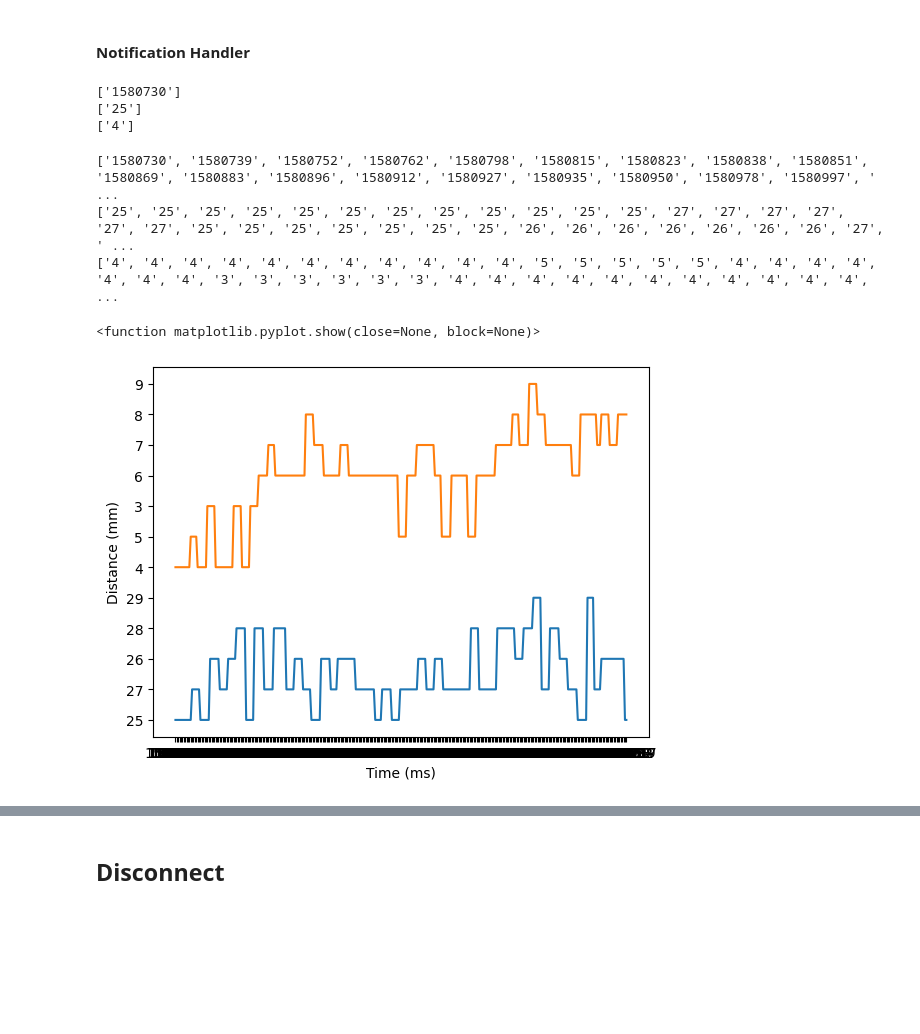
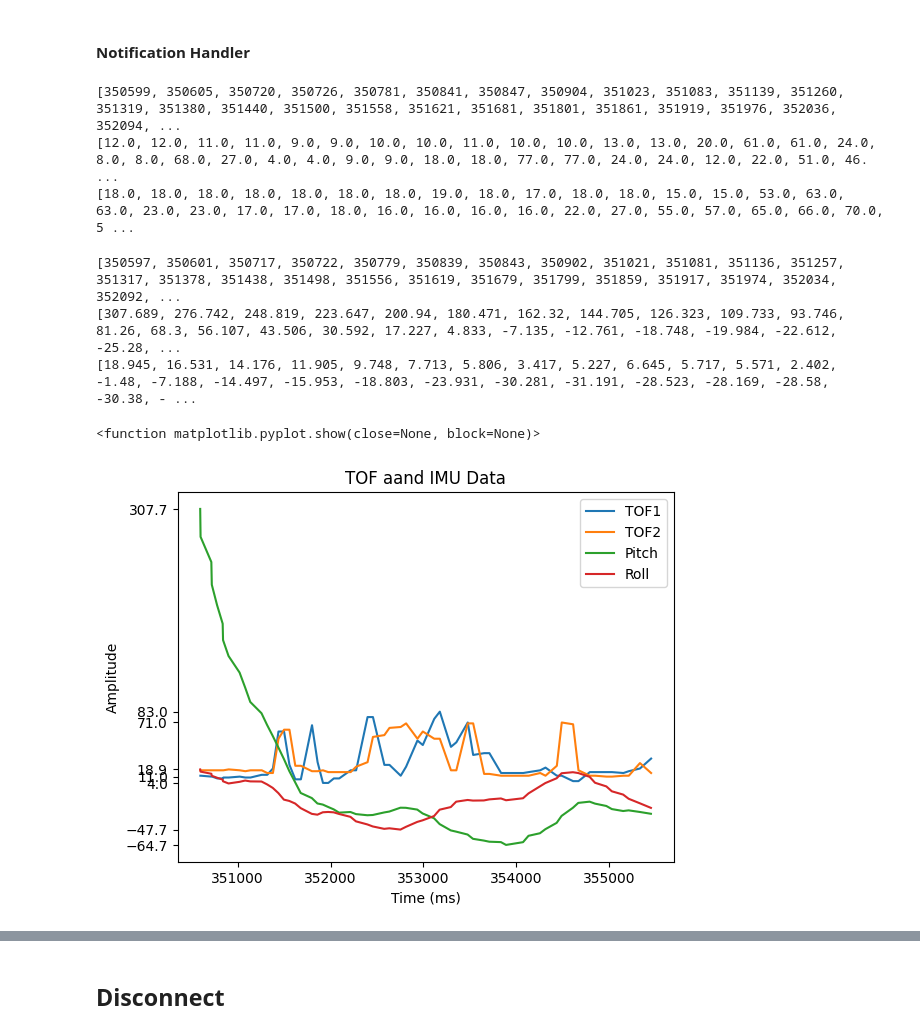
Before and after one commit to bhadrab/ECE4160LabCode, a Jupyter notebook: ble_python/demo.ipynb, the cells around one changed output, grey strips where cells are left out. Cells and saved outputs as stored; diff of their text form; code cells hidden in the pictures; blank space fills up the shorter version.

```diff
--- a/ble_python/demo.ipynb
+++ b/ble_python/demo.ipynb
@@ -204,0 +169,27 @@ ble.start_notify(ble.uuid['RX_STRING'], tof_handler)
+# %%
+
+d1 = []
+d2 = []
+TOFtimes = []
+def tof_handler(uuid, byte_array):
+    global d1
+    global d2
+    global TOFtimes
+    s = ble.bytearray_to_string(byte_array).split("|")
+    if len(s)==3 :
+        TOFtimes.append(int(s[0].split(":")[1]))
+        d1.append(float(s[1].split(":")[1]))
+        d2.append(float(s[2].split(":")[1]))
+
+pitch = []
+roll = []
+IMUtimes = []
+def imu_handler(uuid, byte_array):
+    global pitch
+    global roll
+    global IMUtimes
+    s = ble.bytearray_to_string(byte_array).split("|")
+    if len(s)==3 :
+        IMUtimes.append(int(s[0].split(":")[1]))
+        pitch.append(float(s[1].split(":")[1]))
+        roll.append(float(s[2].split(":")[1]))
@@ -205,27 +202,16 @@ ble.start_notify(ble.uuid['RX_STRING'], tof_handler)
 # %%
-ble.send_command(CMD.GET_TOF_5s,"")
-print(times)
+print(TOFtimes)
 print(d1)
 print(d2)
 # %% [output]
-['1580730']
-['25']
-['4']
+[350599, 350605, 350720, 350726, 350781, 350841, 350847, 350904, 351023, 351083, 351139, 351260, 351319, 351380, 351440, 351500, 351558, 351621, 351681, 351801, 351861, 351919, 351976, 352036, 352094, ...
+[12.0, 12.0, 11.0, 11.0, 9.0, 9.0, 10.0, 10.0, 11.0, 10.0, 10.0, 13.0, 13.0, 20.0, 61.0, 61.0, 24.0, 8.0, 8.0, 68.0, 27.0, 4.0, 4.0, 9.0, 9.0, 18.0, 18.0, 77.0, 77.0, 24.0, 24.0, 12.0, 22.0, 51.0, 46. ...
+[18.0, 18.0, 18.0, 18.0, 18.0, 18.0, 18.0, 19.0, 18.0, 17.0, 18.0, 18.0, 15.0, 15.0, 53.0, 63.0, 63.0, 23.0, 23.0, 17.0, 17.0, 18.0, 16.0, 16.0, 16.0, 16.0, 22.0, 27.0, 55.0, 57.0, 65.0, 66.0, 70.0, 5 ...
 # %%
-print(times)
-print(d1)
-print(d2)
+print(IMUtimes)
+print(pitch)
+print(roll)
 # %% [output]
-['1580730', '1580739', '1580752', '1580762', '1580798', '1580815', '1580823', '1580838', '1580851', '1580869', '1580883', '1580896', '1580912', '1580927', '1580935', '1580950', '1580978', '1580997', ' ...
-['25', '25', '25', '25', '25', '25', '25', '25', '25', '25', '25', '25', '27', '27', '27', '27', '27', '27', '25', '25', '25', '25', '25', '25', '25', '26', '26', '26', '26', '26', '26', '26', '27', ' ...
-['4', '4', '4', '4', '4', '4', '4', '4', '4', '4', '4', '5', '5', '5', '5', '5', '4', '4', '4', '4', '4', '4', '4', '3', '3', '3', '3', '3', '3', '4', '4', '4', '4', '4', '4', '4', '4', '4', '4', '4', ...
+[350597, 350601, 350717, 350722, 350779, 350839, 350843, 350902, 351021, 351081, 351136, 351257, 351317, 351378, 351438, 351498, 351556, 351619, 351679, 351799, 351859, 351917, 351974, 352034, 352092, ...
+[307.689, 276.742, 248.819, 223.647, 200.94, 180.471, 162.32, 144.705, 126.323, 109.733, 93.746, 81.26, 68.3, 56.107, 43.506, 30.592, 17.227, 4.833, -7.135, -12.761, -18.748, -19.984, -22.612, -25.28, ...
+[18.945, 16.531, 14.176, 11.905, 9.748, 7.713, 5.806, 3.417, 5.227, 6.645, 5.717, 5.571, 2.402, -1.48, -7.188, -14.497, -15.953, -18.803, -23.931, -30.281, -31.191, -28.523, -28.169, -28.58, -30.38, - ...
-# %%
-import matplotlib.pyplot as plt
-plt.plot(times,d1,label = "Distance 1")
-plt.plot(times,d2,label = "Distance 2")
-plt.xlabel('Time (ms)')
-plt.ylabel('Distance (mm)')
-plt.show
-# %% [output]
-<function matplotlib.pyplot.show(close=None, block=None)>
-[figure, removed]
@@ -236,0 +218,16 @@ ble.send_command(CMD.GET_TEMP_5s_RAPID,"")
+# %%
+import matplotlib.pyplot as plt
+
+plt.xlabel('Time (ms)')
+plt.ylabel('Amplitude')
+plt.yticks([min(d1),max(d1),min(d2),max(d2),min(pitch),max(pitch),min(roll),max(roll)])
+plt.plot(TOFtimes,d1,label="TOF1")
+plt.plot(TOFtimes,d2,label="TOF2")
+plt.plot(IMUtimes,pitch,label="Pitch")
+plt.plot(IMUtimes,roll,label="Roll")
+plt.legend()
+plt.title('TOF aand IMU Data')
+plt.show
+# %% [output]
+<function matplotlib.pyplot.show(close=None, block=None)>
+[figure, added]
```
Also changed, not shown: parts of 21 cells of this notebook, 4 other files.
